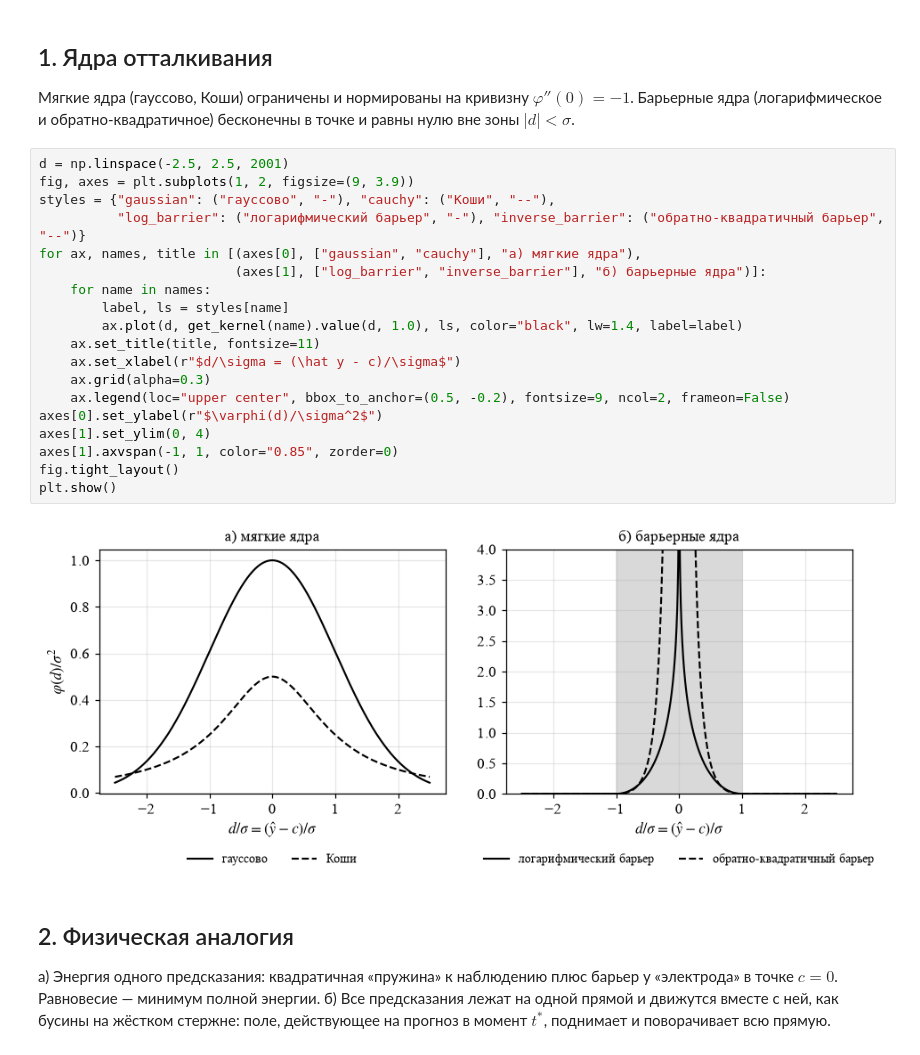
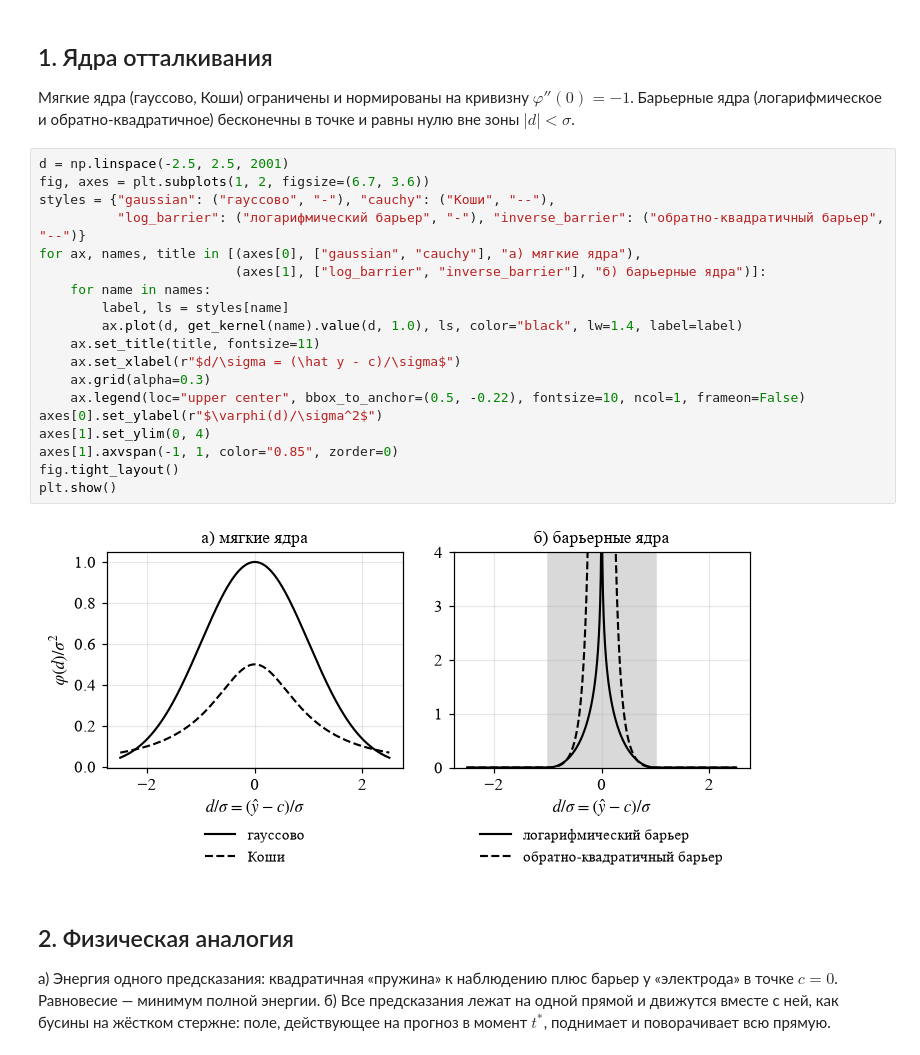
Before and after one commit to 89605502155/trosna-linear-regression-article-reproduction, a Jupyter notebook: reproduce_article.ipynb, the cells around one changed output. Saved outputs shown, nothing was run; the diff lists cells and outputs as text.

```diff
--- a/reproduce_article.ipynb
+++ b/reproduce_article.ipynb
@@ -388,25 +388,25 @@ plt.show()
 (логарифмическое и обратно-квадратичное) бесконечны в точке и равны нулю вне зоны $|d| < \sigma$.
 # %%
 d = np.linspace(-2.5, 2.5, 2001)
-fig, axes = plt.subplots(1, 2, figsize=(9, 3.9))
+fig, axes = plt.subplots(1, 2, figsize=(6.7, 3.6))
 styles = {"gaussian": ("гауссово", "-"), "cauchy": ("Коши", "--"),
           "log_barrier": ("логарифмический барьер", "-"), "inverse_barrier": ("обратно-квадратичный барьер", "--")}
 for ax, names, title in [(axes[0], ["gaussian", "cauchy"], "а) мягкие ядра"),
                          (axes[1], ["log_barrier", "inverse_barrier"], "б) барьерные ядра")]:
     for name in names:
         label, ls = styles[name]
         ax.plot(d, get_kernel(name).value(d, 1.0), ls, color="black", lw=1.4, label=label)
     ax.set_title(title, fontsize=11)
     ax.set_xlabel(r"$d/\sigma = (\hat y - c)/\sigma$")
     ax.grid(alpha=0.3)
-    ax.legend(loc="upper center", bbox_to_anchor=(0.5, -0.2), fontsize=9, ncol=2, frameon=False)
+    ax.legend(loc="upper center", bbox_to_anchor=(0.5, -0.22), fontsize=10, ncol=1, frameon=False)
 axes[0].set_ylabel(r"$\varphi(d)/\sigma^2$")
 axes[1].set_ylim(0, 4)
 axes[1].axvspan(-1, 1, color="0.85", zorder=0)
 fig.tight_layout()
 plt.show()
 # %% [output]
-[figure, old version]
+[figure, new version]
 # %% [markdown]
 ## 2. Физическая аналогия
 
```
Also changed, not shown: parts of 5 cells of this notebook.
